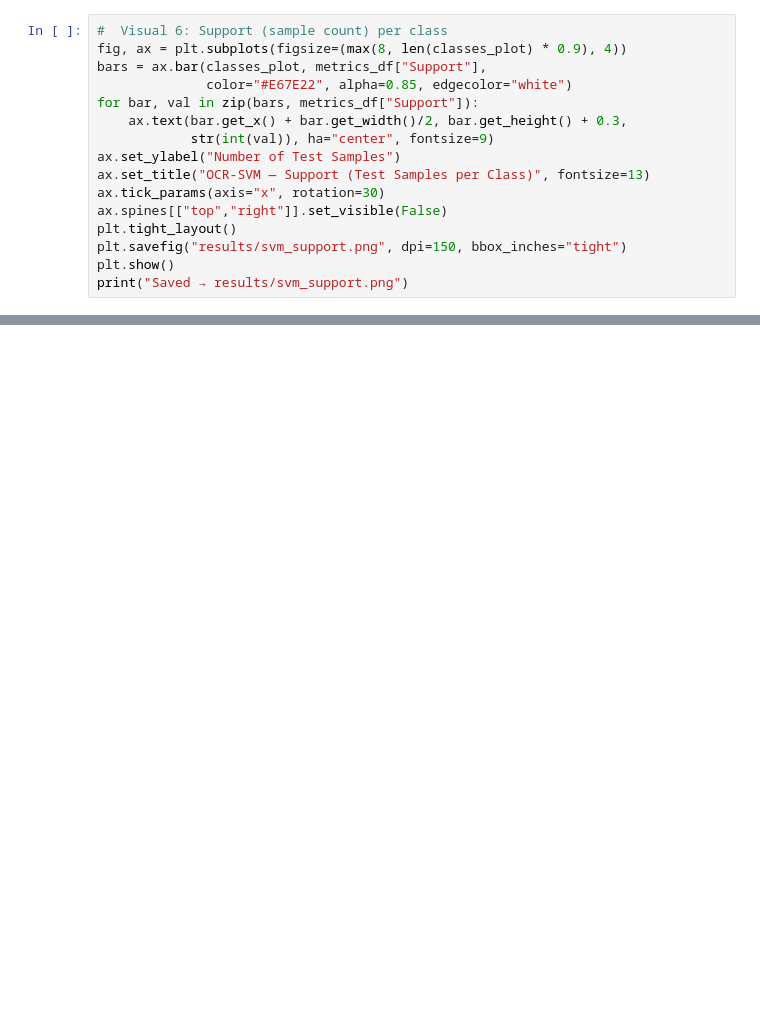
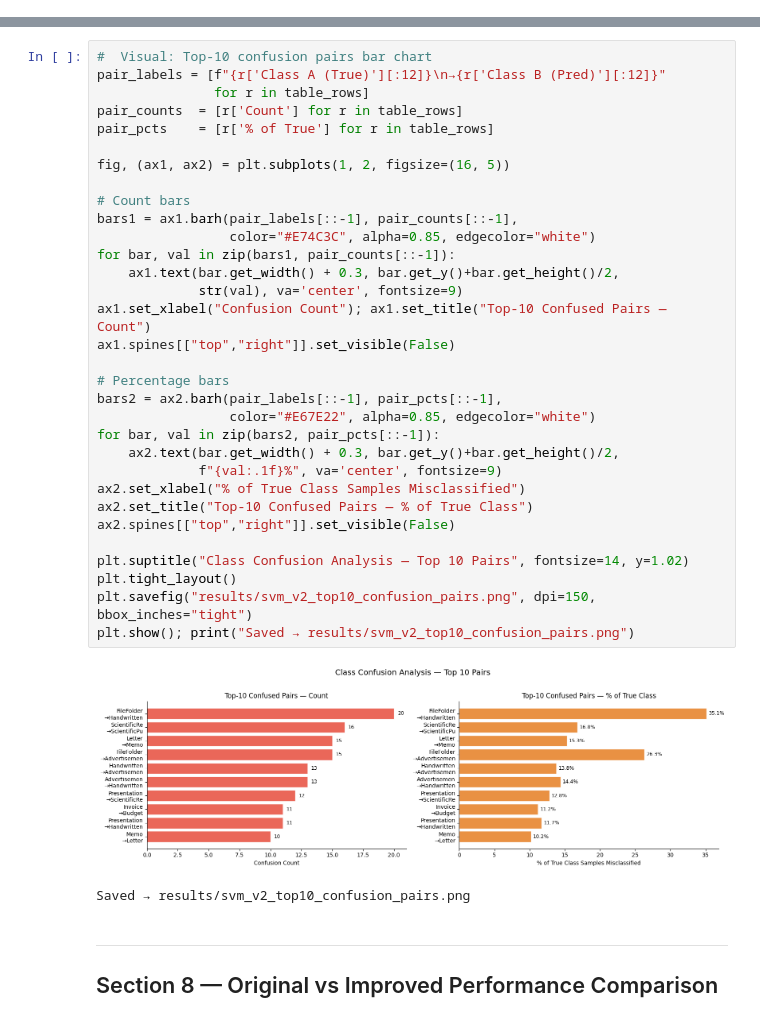
Before and after one commit to raniamohsenattia/document-classification-m2, a Jupyter notebook: ocr-notebook.ipynb, the cells around one changed output, grey strips where cells are left out. Saved outputs shown, nothing was run; the diff lists cells and outputs as text; blank space fills up the shorter version.

Commit message:
use SVM algorithm ,show Top-10 confusion pairs

```diff
--- a/ocr-notebook.ipynb
+++ b/ocr-notebook.ipynb
@@ -630,16 +0,0 @@ Saved → results/svm_f1_radar.png
-# %%
-#  Visual 6: Support (sample count) per class
-fig, ax = plt.subplots(figsize=(max(8, len(classes_plot) * 0.9), 4))
-bars = ax.bar(classes_plot, metrics_df["Support"],
-              color="#E67E22", alpha=0.85, edgecolor="white")
-for bar, val in zip(bars, metrics_df["Support"]):
-    ax.text(bar.get_x() + bar.get_width()/2, bar.get_height() + 0.3,
-            str(int(val)), ha="center", fontsize=9)
-ax.set_ylabel("Number of Test Samples")
-ax.set_title("OCR-SVM — Support (Test Samples per Class)", fontsize=13)
-ax.tick_params(axis="x", rotation=30)
-ax.spines[["top","right"]].set_visible(False)
-plt.tight_layout()
-plt.savefig("results/svm_support.png", dpi=150, bbox_inches="tight")
-plt.show()
-print("Saved → results/svm_support.png")
@@ -688,0 +1048,38 @@ All results saved in results/
+# %%
+#  Visual: Top-10 confusion pairs bar chart
+pair_labels = [f"{r['Class A (True)'][:12]}\n→{r['Class B (Pred)'][:12]}"
+               for r in table_rows]
+pair_counts  = [r['Count'] for r in table_rows]
+pair_pcts    = [r['% of True'] for r in table_rows]
+
+fig, (ax1, ax2) = plt.subplots(1, 2, figsize=(16, 5))
+
+# Count bars
+bars1 = ax1.barh(pair_labels[::-1], pair_counts[::-1],
+                 color="#E74C3C", alpha=0.85, edgecolor="white")
+for bar, val in zip(bars1, pair_counts[::-1]):
+    ax1.text(bar.get_width() + 0.3, bar.get_y()+bar.get_height()/2,
+             str(val), va='center', fontsize=9)
+ax1.set_xlabel("Confusion Count"); ax1.set_title("Top-10 Confused Pairs — Count")
+ax1.spines[["top","right"]].set_visible(False)
+
+# Percentage bars
+bars2 = ax2.barh(pair_labels[::-1], pair_pcts[::-1],
+                 color="#E67E22", alpha=0.85, edgecolor="white")
+for bar, val in zip(bars2, pair_pcts[::-1]):
+    ax2.text(bar.get_width() + 0.3, bar.get_y()+bar.get_height()/2,
+             f"{val:.1f}%", va='center', fontsize=9)
+ax2.set_xlabel("% of True Class Samples Misclassified")
+ax2.set_title("Top-10 Confused Pairs — % of True Class")
+ax2.spines[["top","right"]].set_visible(False)
+
+plt.suptitle("Class Confusion Analysis — Top 10 Pairs", fontsize=14, y=1.02)
+plt.tight_layout()
+plt.savefig("results/svm_v2_top10_confusion_pairs.png", dpi=150, bbox_inches="tight")
+plt.show(); print("Saved → results/svm_v2_top10_confusion_pairs.png")
+# %% [output]
+[figure, added]
+Saved → results/svm_v2_top10_confusion_pairs.png
+# %% [markdown]
+---
+## Section 8 — Original vs Improved Performance Comparison
```
Also changed, not shown: parts of 50 cells of this notebook.
